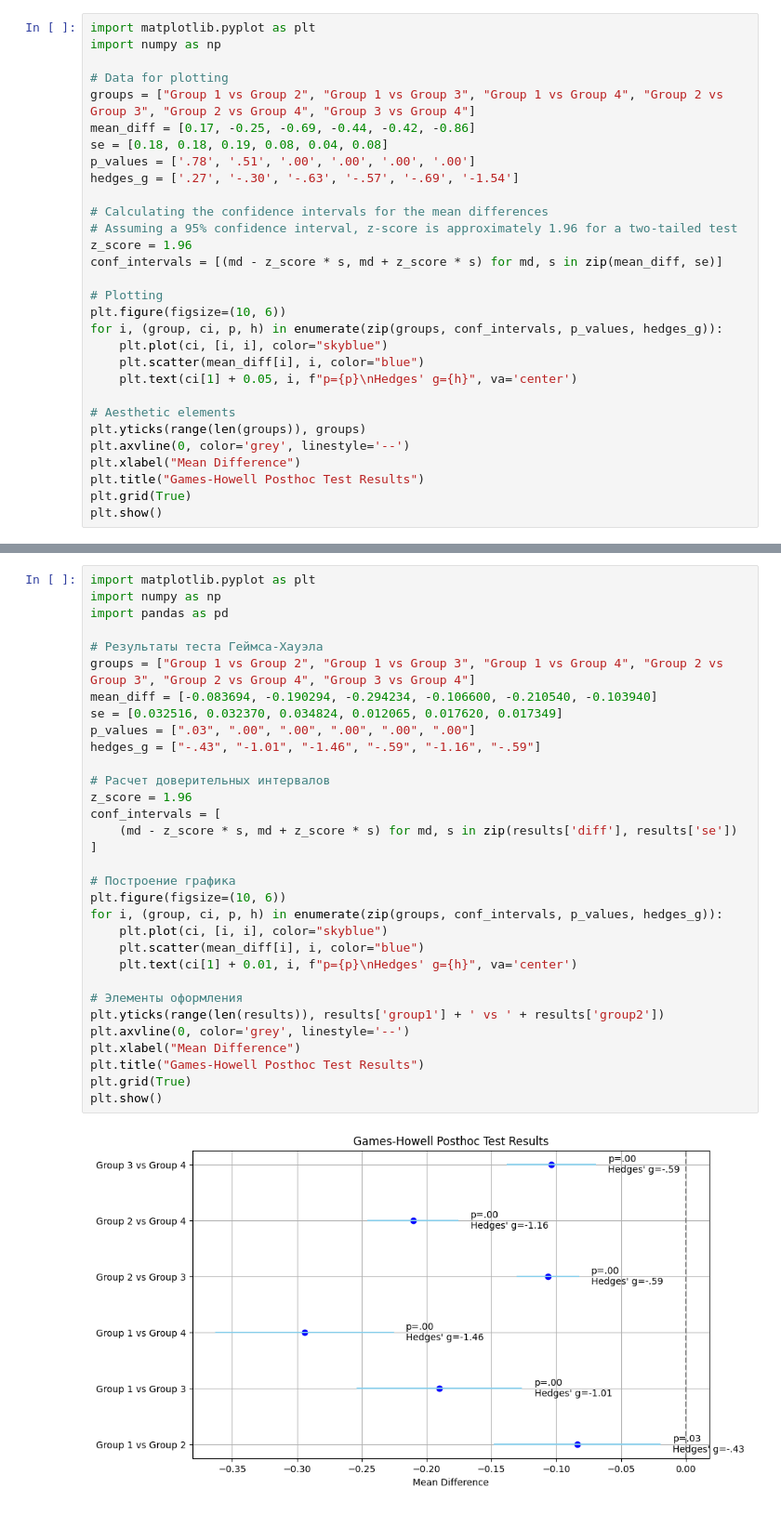
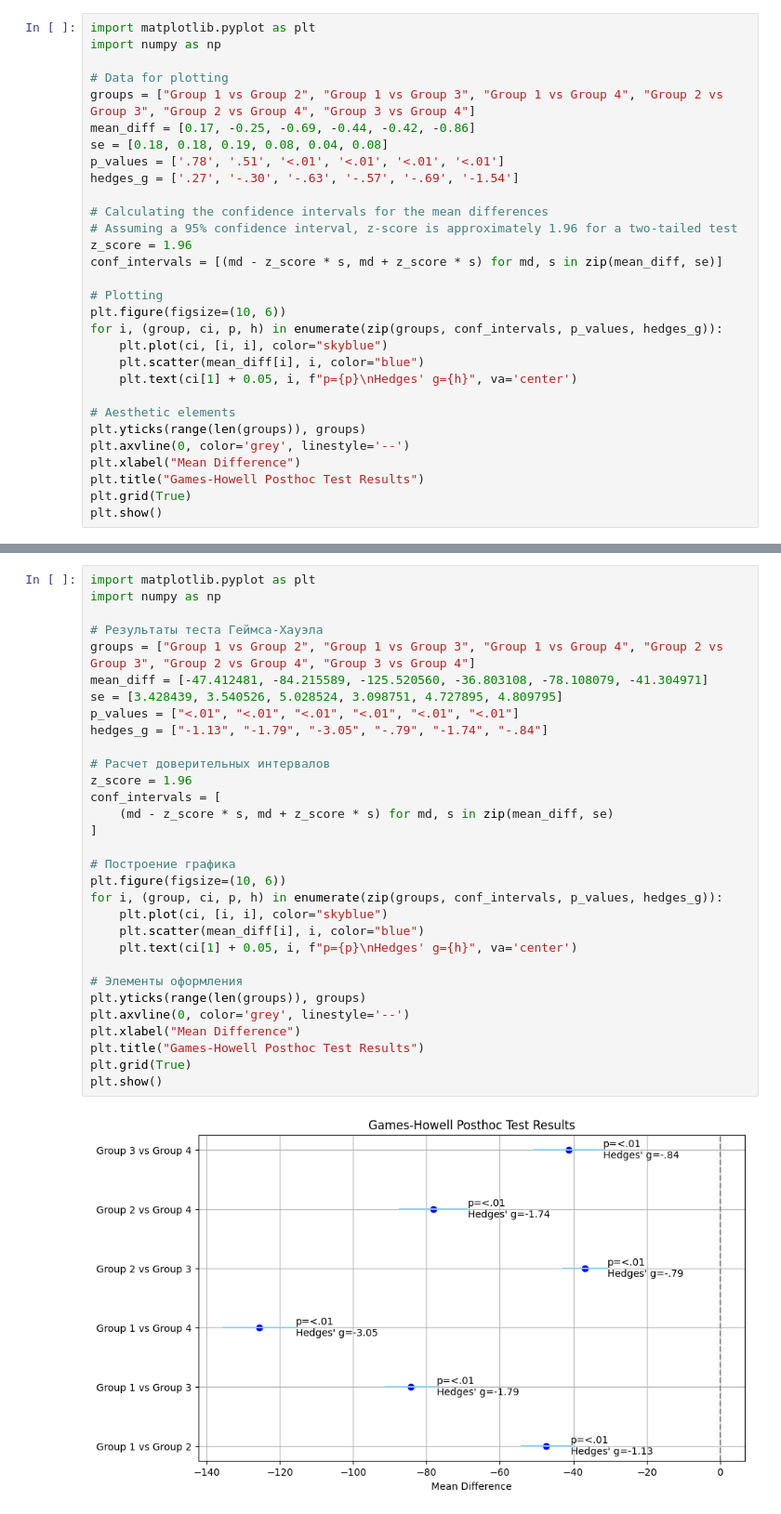
Before and after one commit to Vakhranev/MDB, a Jupyter notebook: Графики.ipynb, the cells around one changed output, grey strips where cells are left out. Shown at 93% size. Saved outputs shown, nothing was run; the diff lists cells and outputs as text.

```diff
--- a/Графики.ipynb
+++ b/Графики.ipynb
@@ -8,7 +8,7 @@ import numpy as np
 groups = ["Group 1 vs Group 2", "Group 1 vs Group 3", "Group 1 vs Group 4", "Group 2 vs Group 3", "Group 2 vs Group 4", "Group 3 vs Group 4"]
 mean_diff = [0.17, -0.25, -0.69, -0.44, -0.42, -0.86]
 se = [0.18, 0.18, 0.19, 0.08, 0.04, 0.08]
-p_values = ['.78', '.51', '.00', '.00', '.00', '.00']
+p_values = ['.78', '.51', '<.01', '<.01', '<.01', '<.01']
 hedges_g = ['.27', '-.30', '-.63', '-.57', '-.69', '-1.54']
 
 # Calculating the confidence intervals for the mean differences
@@ -35,37 +130,36 @@ plt.show()
 # %%
 import matplotlib.pyplot as plt
 import numpy as np
-import pandas as pd
 
 # Результаты теста Геймса-Хауэла
 groups = ["Group 1 vs Group 2", "Group 1 vs Group 3", "Group 1 vs Group 4", "Group 2 vs Group 3", "Group 2 vs Group 4", "Group 3 vs Group 4"]
-mean_diff = [-0.083694, -0.190294, -0.294234, -0.106600, -0.210540, -0.103940]
-se = [0.032516, 0.032370, 0.034824, 0.012065, 0.017620, 0.017349]
-p_values = [".03", ".00", ".00", ".00", ".00", ".00"]
-hedges_g = ["-.43", "-1.01", "-1.46", "-.59", "-1.16", "-.59"]
+mean_diff = [-47.412481, -84.215589, -125.520560, -36.803108, -78.108079, -41.304971]
+se = [3.428439, 3.540526, 5.028524, 3.098751, 4.727895, 4.809795]
+p_values = ["<.01", "<.01", "<.01", "<.01", "<.01", "<.01"]
+hedges_g = ["-1.13", "-1.79", "-3.05", "-.79", "-1.74", "-.84"]
 
 # Расчет доверительных интервалов
 z_score = 1.96
 conf_intervals = [
-    (md - z_score * s, md + z_score * s) for md, s in zip(results['diff'], results['se'])
+    (md - z_score * s, md + z_score * s) for md, s in zip(mean_diff, se)
 ]
 
 # Построение графика
 plt.figure(figsize=(10, 6))
 for i, (group, ci, p, h) in enumerate(zip(groups, conf_intervals, p_values, hedges_g)):
     plt.plot(ci, [i, i], color="skyblue")
     plt.scatter(mean_diff[i], i, color="blue")
-    plt.text(ci[1] + 0.01, i, f"p={p}\nHedges' g={h}", va='center')
+    plt.text(ci[1] + 0.05, i, f"p={p}\nHedges' g={h}", va='center')
 
 # Элементы оформления
-plt.yticks(range(len(results)), results['group1'] + ' vs ' + results['group2'])
+plt.yticks(range(len(groups)), groups)
 plt.axvline(0, color='grey', linestyle='--')
 plt.xlabel("Mean Difference")
 plt.title("Games-Howell Posthoc Test Results")
 plt.grid(True)
 plt.show()
 # %% [output]
-[figure, old version]
+[figure, new version]
 # %%
 import matplotlib.pyplot as plt
 import numpy as np
```
Also changed, not shown: parts of 8 cells of this notebook.
